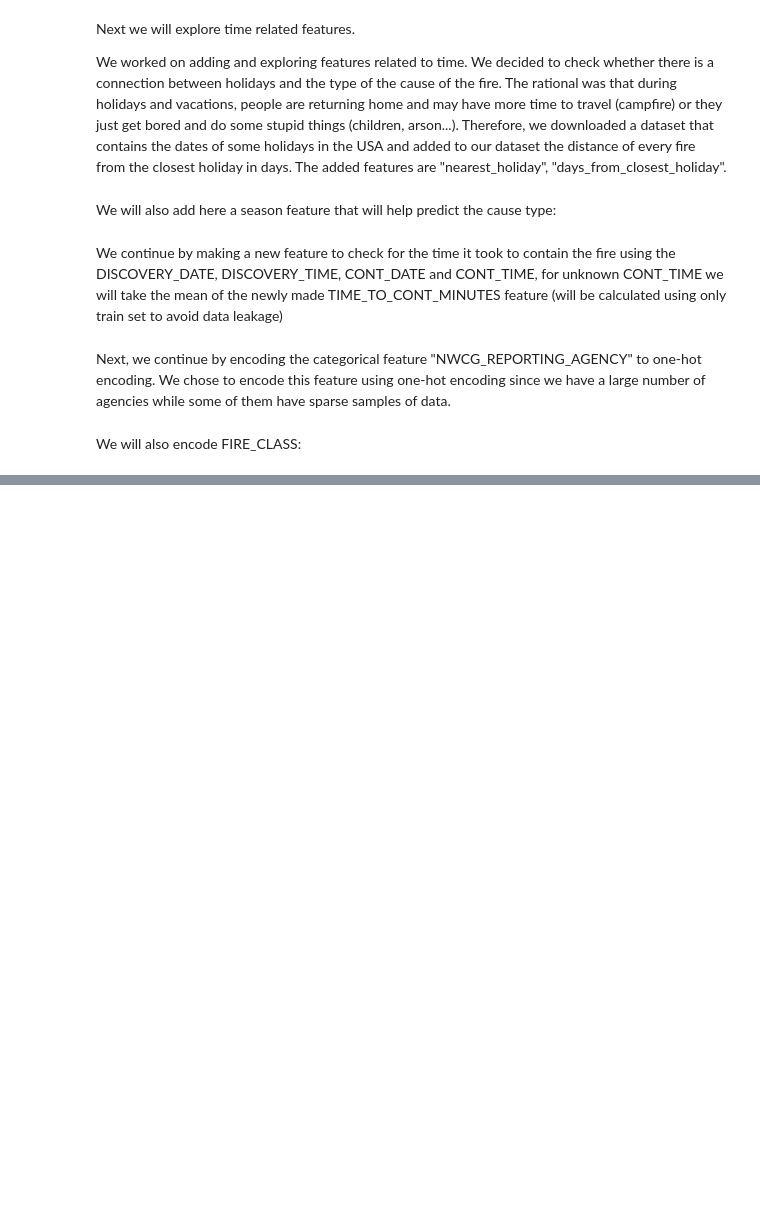
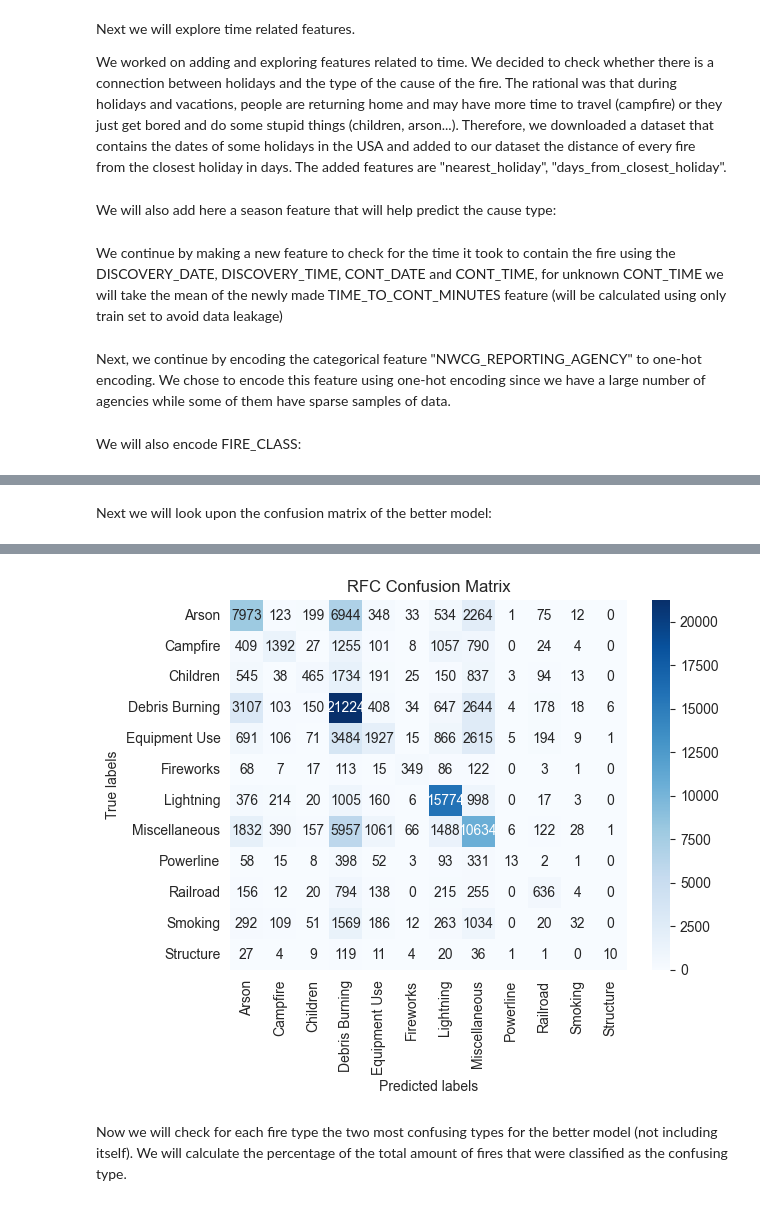
Before and after one commit to tal412/DataScienceFiresProject, a Jupyter notebook: FinalProject.ipynb, the cells around one changed output, grey strips where cells are left out. Drawn from its saved outputs; the diff is of its cells as text; code cells hidden in the pictures; blank space fills up the shorter version.

```diff
--- a/FinalProject.ipynb
+++ b/FinalProject.ipynb
@@ -125,9 +152,6 @@ data_df['distance_to_nearest_school_km'] = calculate_distances_gdf_to_polygon_pa
 
 distance_from_population_and_class = calculate_distances_gdf_to_polygon_parallel(data_gdf, population_gdf, "Population", "POP_CLASS")
 data_df['distance_to_nearest_population'], data_df['nearest_population_class'] = zip(*distance_from_population_and_class)
-
-
-data_df = (data_df.drop( columns=['LONGITUDE', 'LATITUDE']))
 # %% [markdown]
 For calculating the temperature related features we will use the BallTree algorithm to find the nearest temperature area codes for each fire.
 Then we will find the nearest dates (or the date itself)s for each fire and use them to fetch the weather data from an SQLite database we created from the temperature data.
@@ -650,0 +669,19 @@ Structure: 0.02
+# %%
+from sklearn.model_selection import cross_val_score
+
+gbc_cv_scores = cross_val_score(gbc, X_train, y_train, cv=5, scoring='roc_auc_ovr')
+print(f"Gradient Boosting Classifier Cross-Validation ROC AUC scores: {gbc_cv_scores}")
+print(f"Gradient Boosting Classifier Cross-Validation ROC AUC mean score: {gbc_cv_scores.mean():.2f}\n")
+
+rfc_cv_scores = cross_val_score(rfc, X_train, y_train, cv=5, scoring='roc_auc_ovr')
+print(f"Random Forest Classifier Cross-Validation ROC AUC scores: {rfc_cv_scores}")
+print(f"Random Forest Classifier Cross-Validation ROC AUC mean score: {rfc_cv_scores.mean():.2f}\n")
+
+if gbc_cv_scores.mean() > rfc_cv_scores.mean():
+    better_model = gbc
+    better_model_name = "GBC"
+    print("Gradient Boosting Classifier is better")
+else:
+    better_model = rfc
+    better_model_name = "RFC"
+    print("Random Forest Classifier is better")
@@ -650,0 +720,21 @@ Structure: 0.02
+# %% [markdown]
+Next we will look upon the confusion matrix of the better model:
+# %%
+import seaborn as sns
+import matplotlib.pyplot as plt
+from sklearn.metrics import confusion_matrix
+
+
+better_model_predictions = better_model.predict(X_test)
+better_model_predictions_strings = [mapping_dict[label] for label in better_model_predictions]
+y_test_strings = [mapping_dict[label] for label in y_test]  # Convert y_test to strings
+
+labels_list = list(mapping_dict.values())
+better_model_cm = confusion_matrix(y_test_strings, better_model_predictions_strings, labels=labels_list)
+
+sns.heatmap(better_model_cm, annot=True, fmt="d", cmap='Blues', xticklabels=labels_list, yticklabels=labels_list)
+plt.xlabel('Predicted labels')
+plt.ylabel('True labels')
+plt.title(better_model_name+' Confusion Matrix')
+plt.show()
+# %% [output]
@@ -650,0 +742,4 @@ Structure: 0.02
+[figure, added]
+# %% [markdown]
+Now we will check for each fire type the two most confusing types for the better model (not including itself).
+We will calculate the percentage of the total amount of fires that were classified as the confusing type.
```
Also changed, not shown: parts of 37 cells of this notebook.
